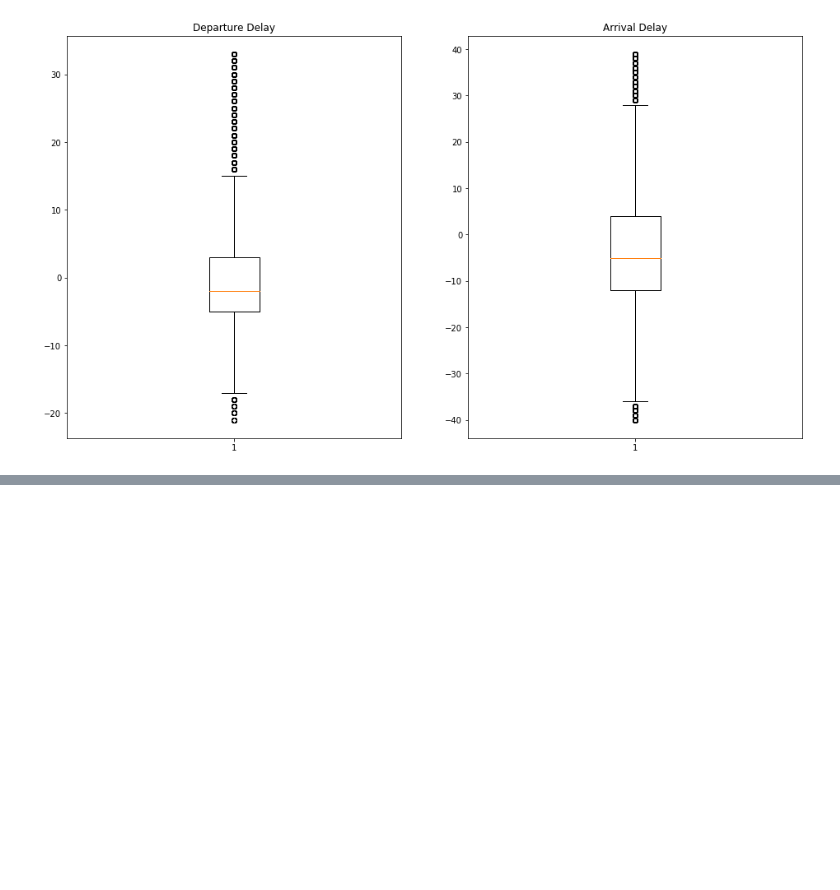
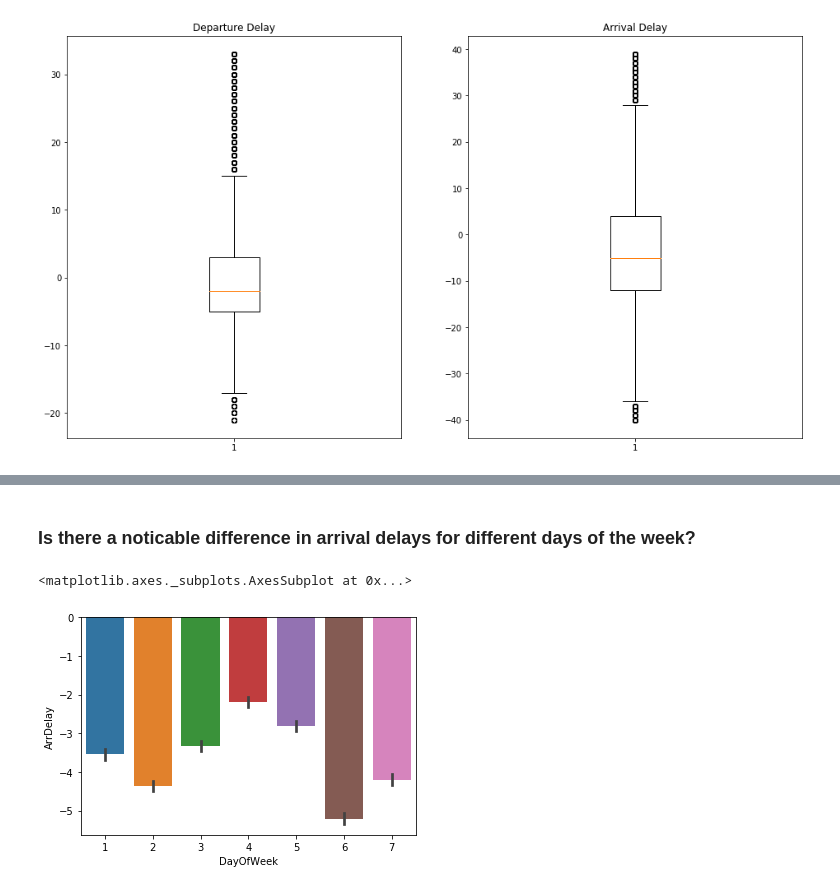
Before and after one commit to Brandon-Martinez27/ml-basics, a Jupyter notebook: challenges/01 - Flights Challenge.ipynb, the cells around one changed output, grey strips where cells are left out. Cells and saved outputs as stored; diff of their text form; code cells hidden in the pictures; blank space fills up the shorter version.

```diff
--- a/challenges/01 - Flights Challenge.ipynb
+++ b/challenges/01 - Flights Challenge.ipynb
@@ -239,0 +290,7 @@ df[['DepDelay', 'ArrDelay']].describe().T
+# %% [markdown]
+### Is there a noticable difference in arrival delays for different days of the week?
+# %%
+sns.barplot(data=df, x='DayOfWeek', y='ArrDelay')
+# %% [output]
+<matplotlib.axes._subplots.AxesSubplot at 0x...>
+[figure, added]
```
Also changed, not shown: parts of 18 cells of this notebook.
